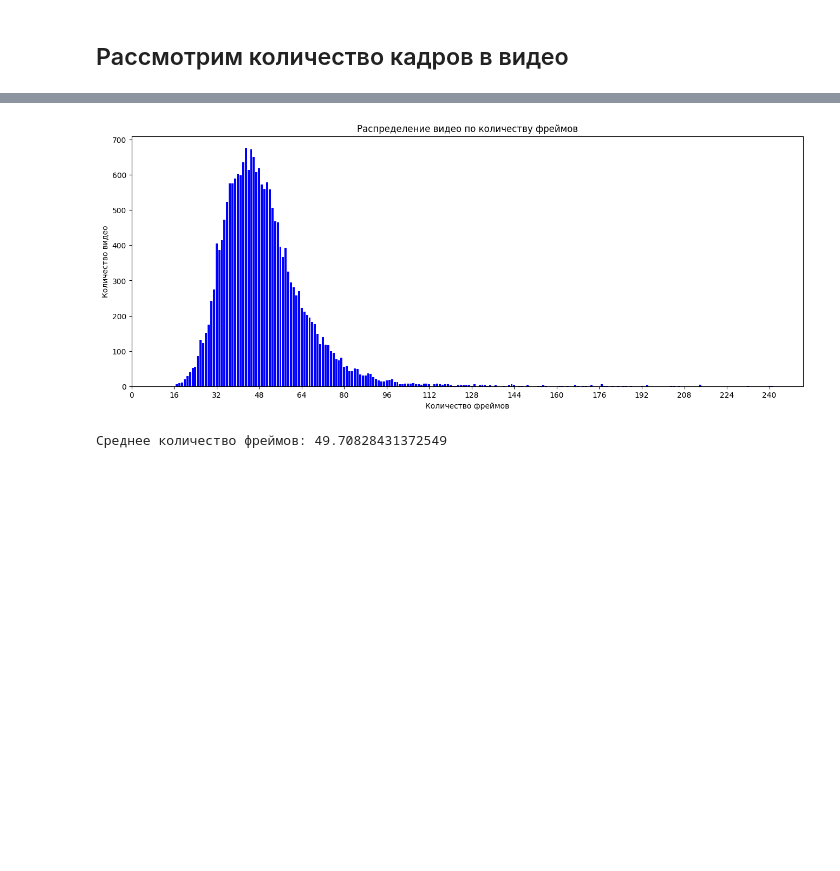
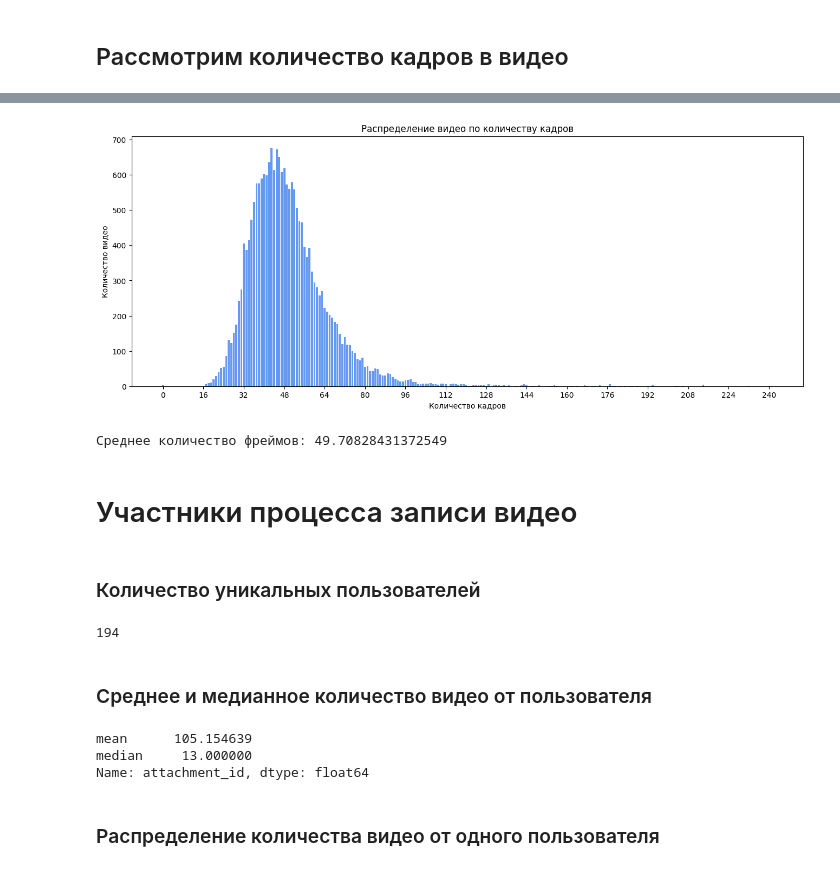
Before and after one commit to utnasun/hse-2023-slr, a Jupyter notebook: notebooks/eda.ipynb, the cells around one changed output, grey strips where cells are left out. Drawn from its saved outputs; the diff is of its cells as text; code cells hidden in the pictures; blank space fills up the shorter version.

```diff
--- a/notebooks/eda.ipynb
+++ b/notebooks/eda.ipynb
@@ -163,7 +156,7 @@ import cv2
 frames = defaultdict(int)
 
 for data_type in ['train', 'test']:
-    video_path_dir = Path.cwd().parent / Path(f'data/{data_type}')
+    video_path_dir = Path.cwd().parent / Path(f'data/raw/{data_type}')
 
     for video_file_path in video_path_dir.iterdir():
 
@@ -178,19 +175,19 @@ for data_type in ['train', 'test']:
 # %%
 frame_counts = list(frames.keys())
 video_counts = list(frames.values())
 
 plt.figure(figsize=(16, 6))
-plt.bar(frame_counts, video_counts, color='blue')
+plt.bar(frame_counts, video_counts, color='#6599f1')
 
 plt.xticks(range(0, 256, 16))
-plt.xlabel('Количество фреймов')
+plt.xlabel('Количество кадров')
 plt.ylabel('Количество видео')
-plt.title('Распределение видео по количеству фреймов')
+plt.title('Распределение видео по количеству кадров')
 
 
 plt.show()
 # %% [output]
-[figure, old version]
+[figure, new version]
 # %%
 total_videos = sum(video_counts)
 total_frames = sum(frame * count for frame, count in frames.items())
@@ -200,3 +197,29 @@ average_frames_per_video = total_frames / total_videos
 print(f'Среднее количество фреймов: {average_frames_per_video}')
 # %% [output]
 Среднее количество фреймов: 49.70828431372549
+# %% [markdown]
+# Участники процесса записи видео
+# %% [markdown]
+### Количество уникальных пользователей
+# %%
+(
+    data.user_id
+    .nunique()
+)
+# %% [output]
+194
+# %% [markdown]
+### Среднее и медианное количество видео от пользователя
+# %%
+(
+    data
+    .groupby('user_id')['attachment_id']
+    .count()
+    .agg(['mean', 'median'])
+)
+# %% [output]
+mean      105.154639
+median     13.000000
+Name: attachment_id, dtype: float64
+# %% [markdown]
+### Распределение количества видео от одного пользователя
```
Also changed, not shown: parts of 12 cells of this notebook, 9 other files.
